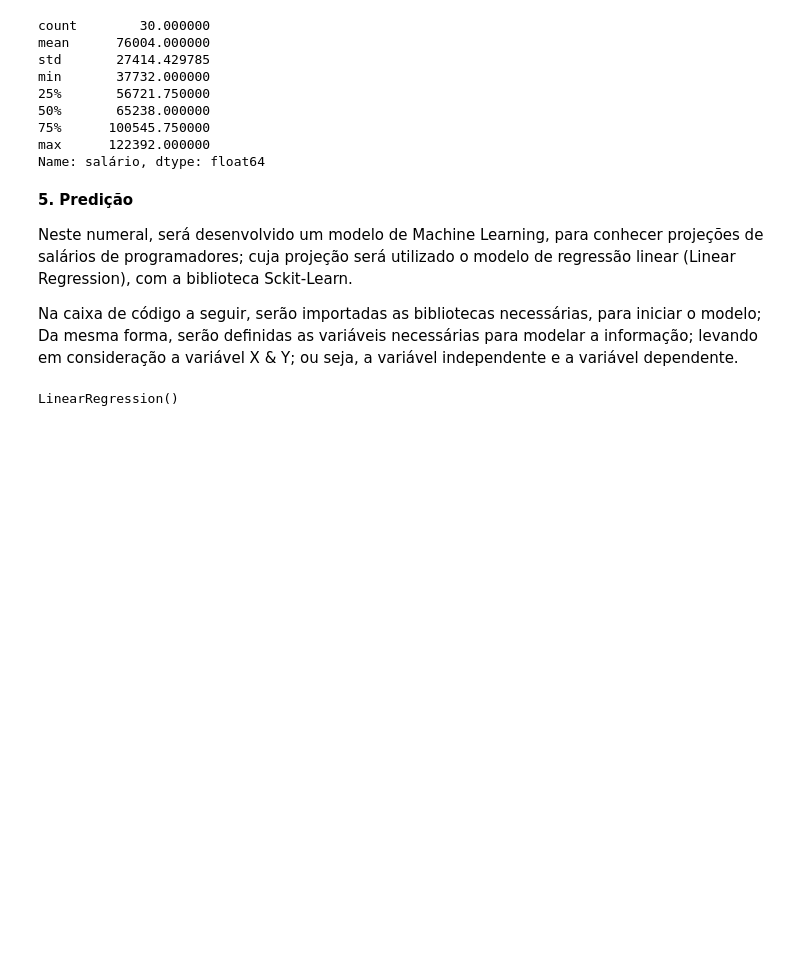
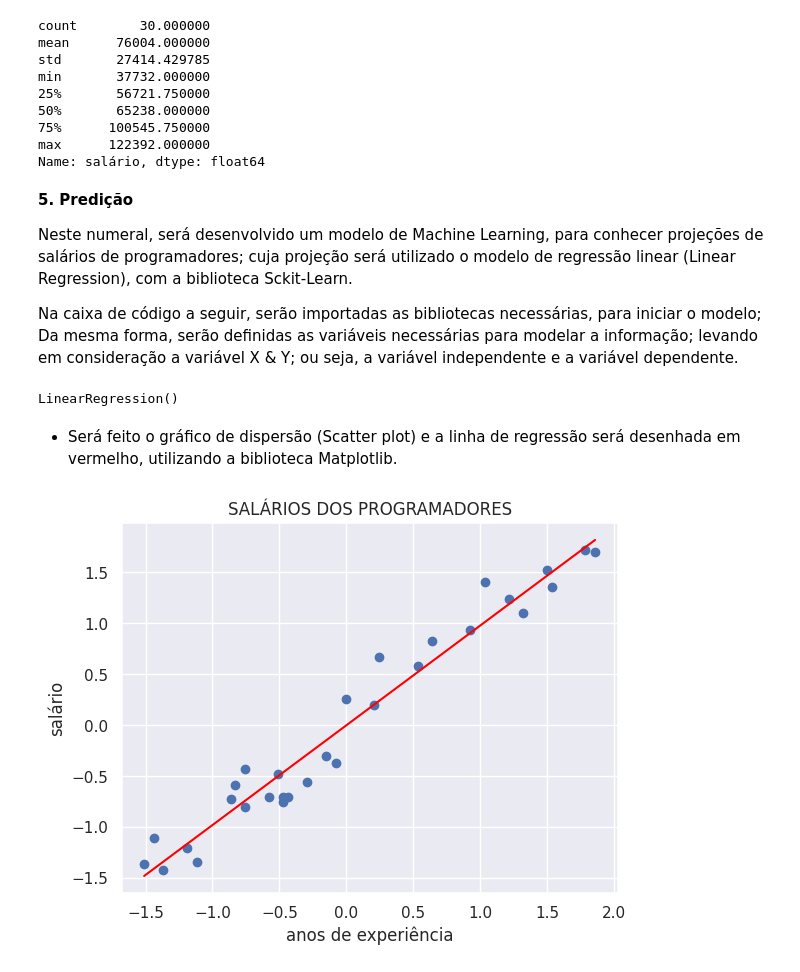
Before and after one commit to KARINAgoncalvesSOARES/ML_analisando_salario_de_programadores, a Jupyter notebook: analisando_salario.ipynb, the cells around one changed output. Saved outputs shown, nothing was run; the diff lists cells and outputs as text; code cells hidden in the pictures; blank space fills up the shorter version.

```diff
--- a/analisando_salario.ipynb
+++ b/analisando_salario.ipynb
@@ -370,3 +370,22 @@ slr.fit(x_std, y_std)
 #completamente limpo e organizado.
 # %% [output]
 LinearRegression()
+# %% [markdown]
+* Será feito o gráfico de dispersão (Scatter plot) e a linha de regressão será desenhada em vermelho, utilizando a biblioteca Matplotlib.
+# %%
+plt.scatter(x_std,y_std)
+
+plt.plot(x_std,slr.predict(x_std), color='Red')
+
+# Ter em conta que:
+#x = df['anos de experiência'].values.reshape(-1, 1)
+#y = df['salário'].values.reshape(-1, 1)
+
+plt.title("SALÁRIOS DOS PROGRAMADORES")
+plt.xlabel("anos de experiência")
+plt.ylabel("salário")
+
+# salvando a imagem plotada em uma pasta de projeto.
+plt.savefig('regressao_linear_salario.jpg')
+# %% [output]
+[figure, added]
```
Also changed, not shown: parts of 22 cells of this notebook, 1 other file.
